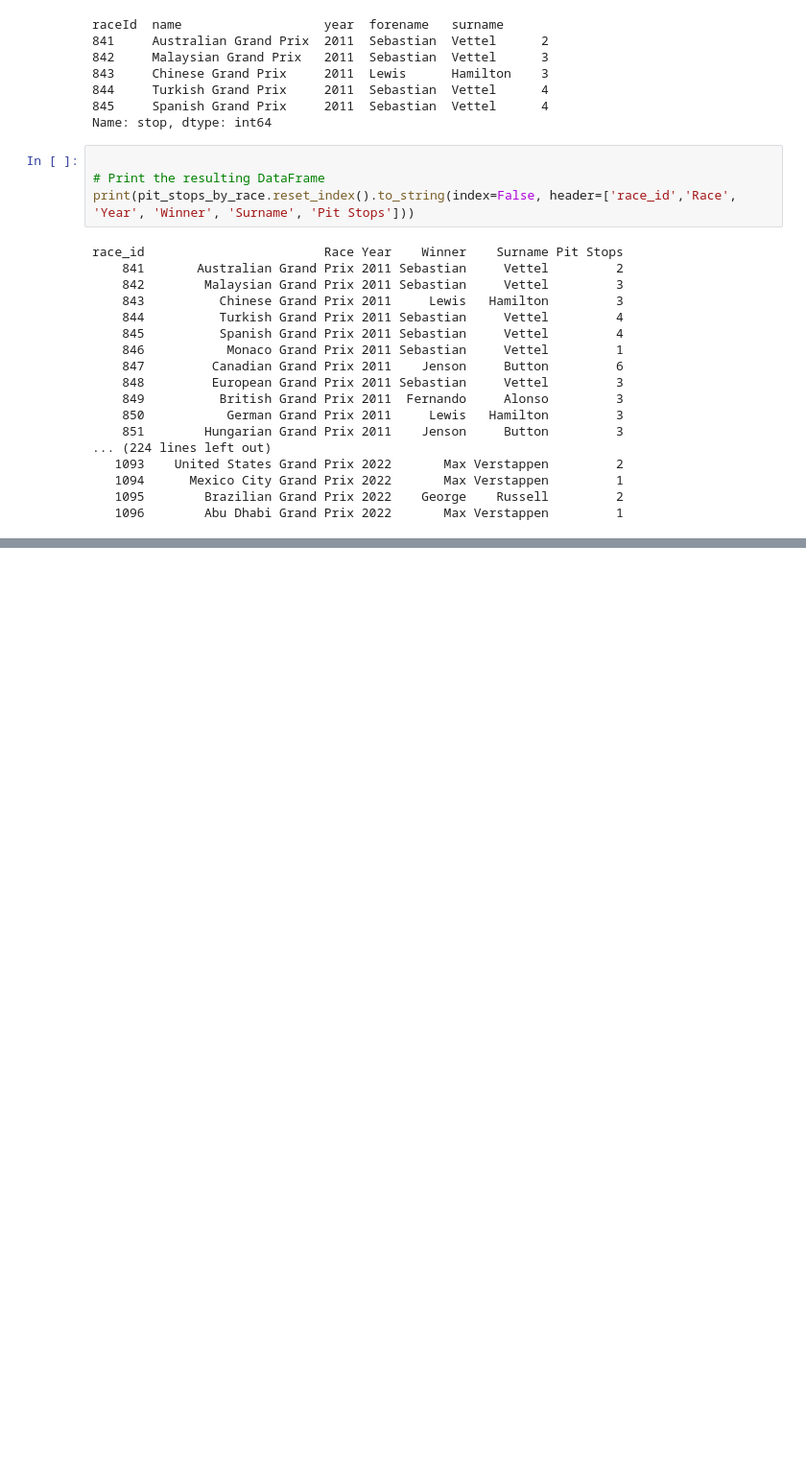
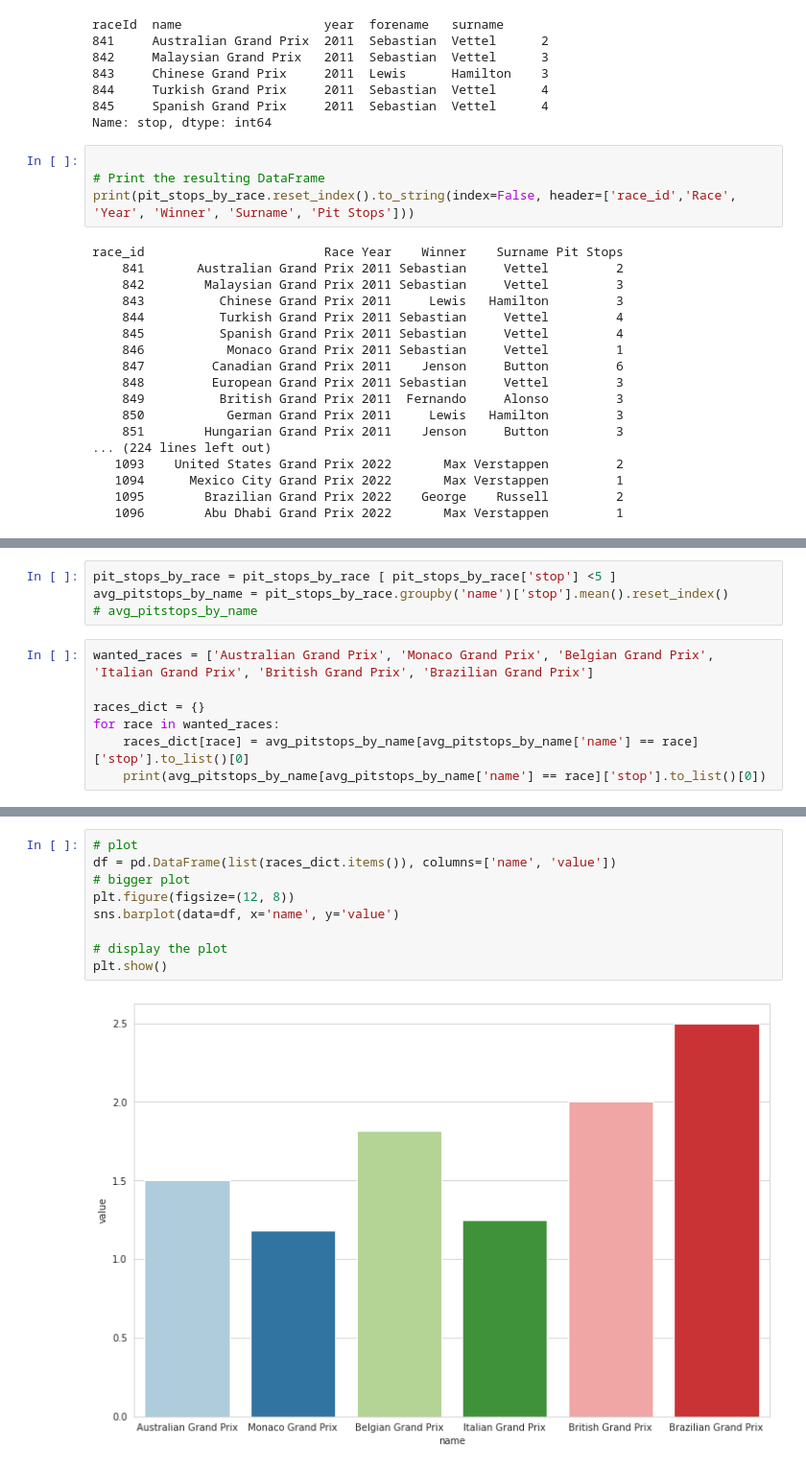
Before and after one commit to MohamedElhadidy0019/Formula_One_Data_Analysis, a Jupyter notebook: optimal_pitstops.ipynb, the cells around one changed output, grey strips where cells are left out. Shown: that part at 96% size. Saved outputs shown, nothing was run; the diff lists cells and outputs as text; blank space fills up the shorter version.

```diff
--- a/optimal_pitstops.ipynb
+++ b/optimal_pitstops.ipynb
@@ -94,0 +241,11 @@ race_id                        Race Year    Winner    Surname Pit Stops
+# %%
+pit_stops_by_race = pit_stops_by_race [ pit_stops_by_race['stop'] <5 ]
+avg_pitstops_by_name = pit_stops_by_race.groupby('name')['stop'].mean().reset_index()
+# avg_pitstops_by_name
+# %%
+wanted_races = ['Australian Grand Prix', 'Monaco Grand Prix', 'Belgian Grand Prix', 'Italian Grand Prix', 'British Grand Prix', 'Brazilian Grand Prix']
+
+races_dict = {}
+for race in wanted_races:
+    races_dict[race] = avg_pitstops_by_name[avg_pitstops_by_name['name'] == race]['stop'].to_list()[0]
+    print(avg_pitstops_by_name[avg_pitstops_by_name['name'] == race]['stop'].to_list()[0])
@@ -94,0 +270,11 @@ race_id                        Race Year    Winner    Surname Pit Stops
+# %%
+# plot
+df = pd.DataFrame(list(races_dict.items()), columns=['name', 'value'])
+# bigger plot
+plt.figure(figsize=(12, 8))
+sns.barplot(data=df, x='name', y='value')
+
+# display the plot
+plt.show()
+# %% [output]
+[figure, added]
```
Also changed, not shown: parts of 9 cells of this notebook, 4 other files.
